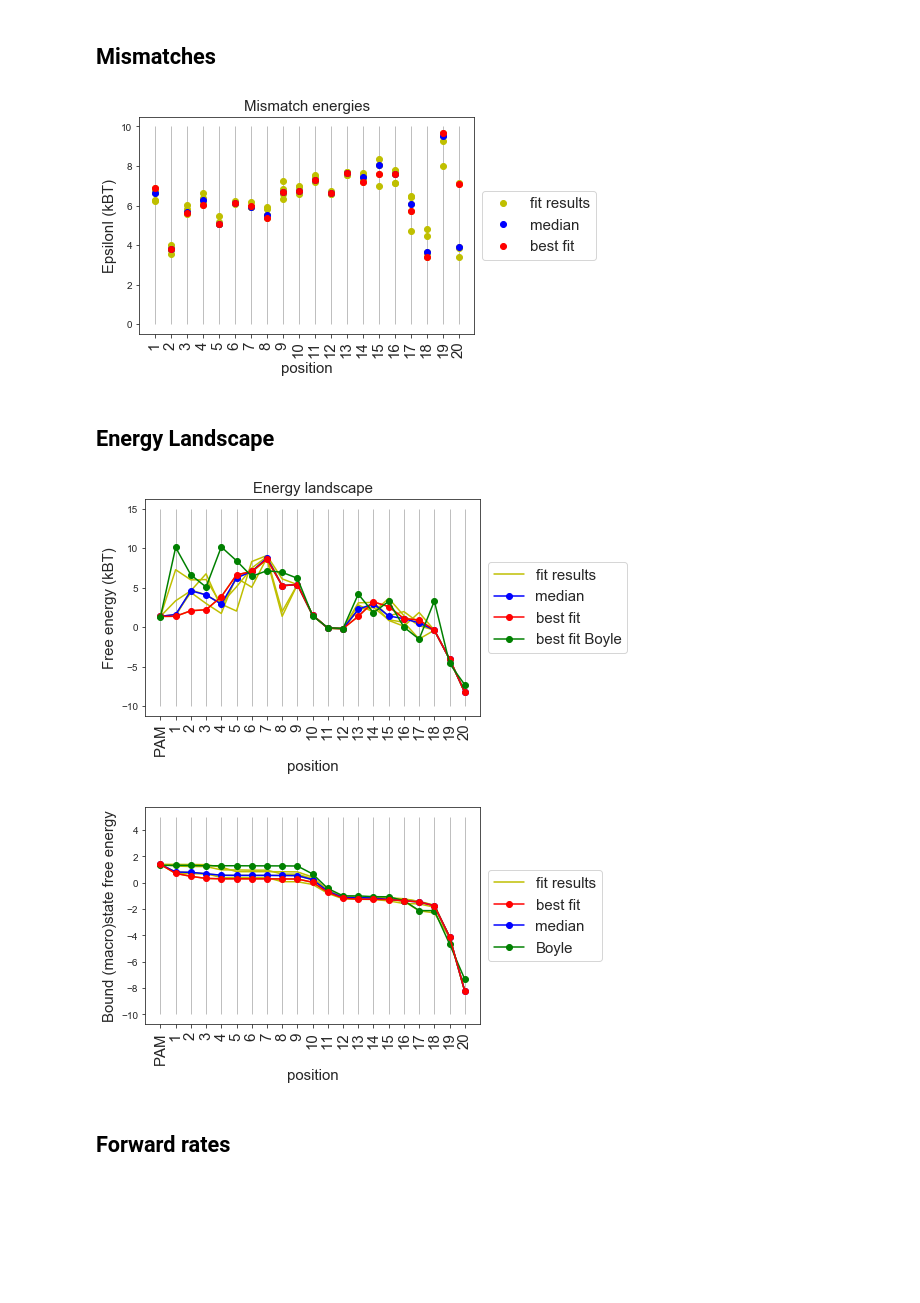
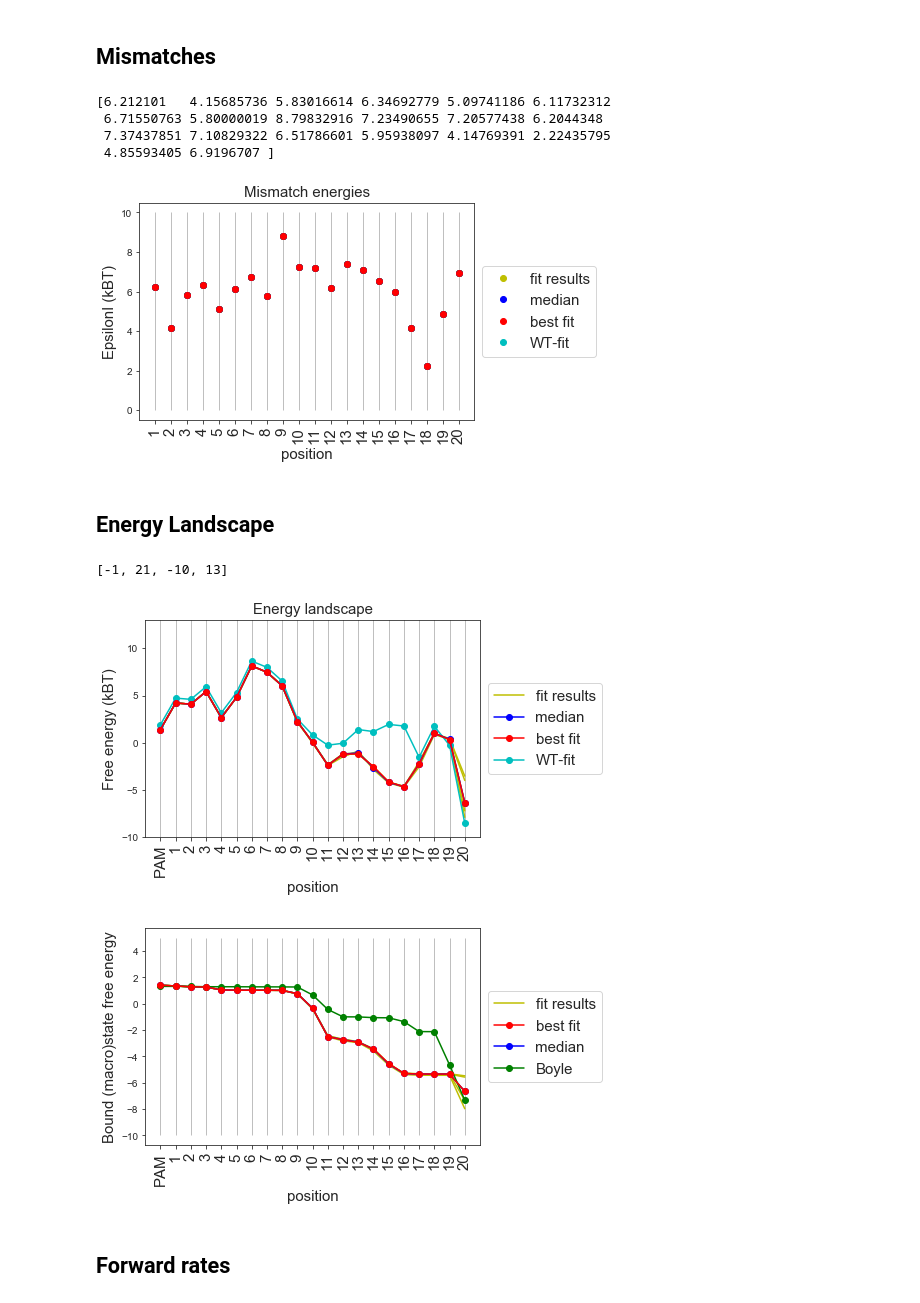
Before and after one commit to martin-depken/Energy-Landscape, a Jupyter notebook: predict_pclv_Stijn/free_energy_landscapes.ipynb, the cells around one changed output. Cells and saved outputs as stored; diff of their text form; code cells hidden in the pictures; blank space fills up the shorter version.

```diff
--- a/predict_pclv_Stijn/free_energy_landscapes.ipynb
+++ b/predict_pclv_Stijn/free_energy_landscapes.ipynb
@@ -24,13 +24,17 @@ rates = []
 
 chi_squared = []
 
-file = '../fits_Stijn/15_5_2019/fit_15_5_2019_sim_'
+file = '../fits_Stijn/23_6_2019/fit_23_6_2019_sim_'
 #model_ID = 'Clv_Saturated_edit_boyle_landscape_flat+On_edit_boyle_landscape_flat'; parnum = '25'
 #model_ID = 'Clv_Saturated_edit_boyle_landscape_flat_constant_ei+On_edit_boyle_landscape_flat_constant_ei'; parnum = '7'
-model_ID = 'Clv_Saturated_edit_boyle_landscape+On_edit_boyle_landscape'; parnum = '35'
-#model_ID = 'Clv_Saturated_general_energies_landscape+general_energies_no_kPR_fixed_PAM_landscape';parnum = 43
+#model_ID = 'Clv_Saturated_edit_boyle_landscape+On_edit_boyle_landscape'; parnum = '36'
+#model_ID = 'Clv_Saturated_general_energies_landscape+general_energies_no_kPR_fixed_PAM_landscape';parnum = '43'
 #model_ID = 'Clv_Saturated_general_energies_landscape+general_energies_no_kPR_landscape'; parnum = '44'
-#model_ID = 'Clv_Saturated_general_energies_v2+general_energies_no_kPR'; parnum = '44'
+#model_ID = 'Clv_Saturated_general_energies_v2+general_energies_no_kPR'; parnum = '42'
+#model_ID = 'First_bump_fixed_for_engineered_cas+First_bump_fixed_for_engineered_cas_on'; parnum = '25'
+model_ID = 'First_bump_fixed_for_engineered_cas_fixed_ei+First_bump_fixed_for_engineered_cas_on_fixed_ei'; parnum = '13'
+#model_ID = 'Engineered_cas_fixed_ei+Engineered_cas_on_fixed_ei'; parnum = '21'
+#model_ID = 'Engineered_cas_constant_ei+Engineered_cas_on_constant_ei'; parnum = '21'
 
 #---------- collect simulations ---------------
 for sim in range(1,6):
@@ -40,7 +44,8 @@ for sim in range(1,6):
     simset.append(filename)
     final_par_temp = sa.loc[np.argmin(sa.Potential),'Parameter 1':'Parameter '+parnum]
     final_par_temp = final_par_temp.values
-    final_par_temp = np.append(final_par_temp[0:33],np.append([-2.4],final_par_temp[33:35]))
+    #final_par_temp = np.append(final_par_temp[0:33],np.append([-2.4],final_par_temp[33:35]))
+    #final_par_temp = np.append([1.4],np.append(final_par_temp[0:40],np.append([-2.4],final_par_temp[40:42])))
 
     model_ID_clv,model_ID_on,parameters_clv,parameters_on = model.combined_model(final_par_temp,model_ID)
     energies_on,rates_on = model.unpack_parameters(parameters_on,model_ID_on,20)
@@ -66,6 +68,6 @@ all chi_squared: [70.0490118724, 68.7187587097, 66.8169749679, 62.1305781191, 62
 # %%
 chi_squared = np.array(chi_squared)
-indices_low_chi = np.where(chi_squared<5000)
+indices_low_chi = np.where(chi_squared<150)
 final_par_low_chi = np.array(final_par)[indices_low_chi[0]]
 energies_low_chi = np.array(energies)[indices_low_chi[0]]
 rates_low_chi = np.array(rates)[indices_low_chi[0]]
@@ -128,47 +138,79 @@ plt.figure()
 for i in range(len(energies_low_chi)):
     plot1, = plt.plot(range(1,21),energies_low_chi[i][21:41],'yo',label='fit results')
 
+plot4, = plt.plot(range(1,21),[6.21210100464, 4.15685735918, 5.83016614093, 6.3469277879299995, 5.0974118607,
+ 6.11732311667, 6.71550763398, 5.800000188080001, 8.798329158660001,
+ 7.23490655459, 7.205774376210001, 6.204434796699999, 7.374378511639999,
+ 7.108293219149999, 6.51786601314, 5.95938096651, 4.1476939067, 2.22435794942,
+ 4.85593404545, 6.91967070006],'co',label='WT-fit')
+
 plot2, = plt.plot(range(1,21),median_energies[21:41],'bo',label='median')
 plot3, = plt.plot(range(1,21),energies[np.argmin(chi_squared)][21:41],'ro',label='best fit')
 #plot4, = plt.plot(range(1,21),parameters[20:40],'ko',label='actual values')
-plt.legend(handles=[plot1,plot2,plot3],loc='center left', bbox_to_anchor=(1, 0.5),fontsize=15)
+
+
+plt.legend(handles=[plot1,plot2,plot3,plot4],loc='center left', bbox_to_anchor=(1, 0.5),fontsize=15)
 plt.xlabel('position',fontsize=15)
 plt.ylabel('EpsilonI (kBT)',fontsize=15)
 plt.title('Mismatch energies',fontsize=15)
 plt.vlines(range(1,21),0,10,color='grey',linewidth=0.5);
 plt.xticks(range(1,21),range(1,21),fontsize=15,rotation='vertical');
+
+
+
+print energies[np.argmin(chi_squared)][21:41]
 # %% [output]
+[6.212101   4.15685736 5.83016614 6.34692779 5.09741186 6.11732312
+ 6.71550763 5.80000019 8.79832916 7.23490655 7.20577438 6.2044348
+ 7.37437851 7.10829322 6.51786601 5.95938097 4.14769391 2.22435795
+ 4.85593405 6.9196707 ]
-[figure, old version]
+[figure, new version]
 # %% [markdown]
 ## Energy Landscape
 # %%
 best_fit_boyle = np.loadtxt('best_fit_new.txt')
 #best_fit_boyle = (best_fit_boyle[1:22]-best_fit_boyle[0])
 best_fit_boyle = -np.cumsum(best_fit_boyle[0:21])
 landscapes = np.zeros([len(energies_low_chi),21])
+
+model_ID = 'Clv_Saturated_general_energies_v2+general_energies_no_kPR'; parnum = '44'
+filename = 'fit_13_6_2019_sim_2.txt'
+path = '../fits_Stijn/13_6_2019/'
+data = pd.read_table(path+filename,index_col=False)
+chi = data.loc[:,'Potential']
+T = data.loc[:,'Temperature']
+final_par = data.loc[np.argmin(chi),'Parameter 1':'Parameter '+parnum]
+final_par_np = np.array(final_par.values)
+
+model_ID_clv,model_ID_on,parameters_clv,parameters_on = model.combined_model(final_par_np,model_ID)
+energiesWT,ratesWT = model.unpack_parameters(parameters_on,model_ID_on,20)
 
 plt.figure()
 for i in range(len(energies_low_chi)):
     #final_par_low_chi[i][5] -= 6.
     plot1, = plt.plot(range(0,21),-np.cumsum(energies_low_chi[i][0:21]),'y-',label='fit results')
     landscapes[i,:] = -np.cumsum(energies_low_chi[i][0:21])
 
 medianls = np.median(landscapes, 0)
 
+plot5 = plt.plot(range(0,21),-np.cumsum(np.append(-energiesWT[0],energiesWT[1:21])),'c-o',label='WT-fit')
+
 plot2, = plt.plot(range(0,21),medianls,'b-o', label='median')
 plot3, = plt.plot(range(0,21),-np.cumsum(energies[np.argmin(chi_squared)][0:21]),'r-o',label='best fit')
 #plot4, = plt.plot(range(1,21),-np.cumsum(parameters[0:20]),'k-o',label='actual values')
-plot5 = plt.plot(range(0,21),best_fit_boyle,'g-o',label='best fit Boyle')
+#plot5 = plt.plot(range(0,21),best_fit_boyle,'g-o',label='best fit Boyle')
+
 
 plt.legend(handles=[plot1,plot2,plot3,plot5[0]],loc='center left', bbox_to_anchor=(1, 0.5),fontsize=15)
 plt.xlabel('position',fontsize=15)
 plt.ylabel('Free energy (kBT)',fontsize=15)
 plt.title('Energy landscape',fontsize=15)
 plt.vlines(range(0,21),-10,15,color='grey',linewidth=0.5);
 plt.xticks(range(0,21),['PAM'] + range(1,21),fontsize=15,rotation='vertical');
-#plt.axis([0,21,-15,10])
+plt.axis([-1,21,-10,13])
 # %% [output]
+[-1, 21, -10, 13]
-[figure, old version]
+[figure, new version]
 # %%
 free_energy = np.zeros([len(landscapes),21])
 
@@ -202,7 +244,7 @@ plt.vlines(range(0,21),-10,5,color='grey',linewidth=0.5);
 plt.xticks(range(0,21),['PAM'] + range(1,21),fontsize=15,rotation='vertical');
 #plt.axis([-1,21,-12,3])
 # %% [output]
-[figure, old version]
+[figure, new version]
 # %% [markdown]
 ## Forward rates
 # %%
```
Also changed, not shown: parts of 4 cells of this notebook, 8 other files.
